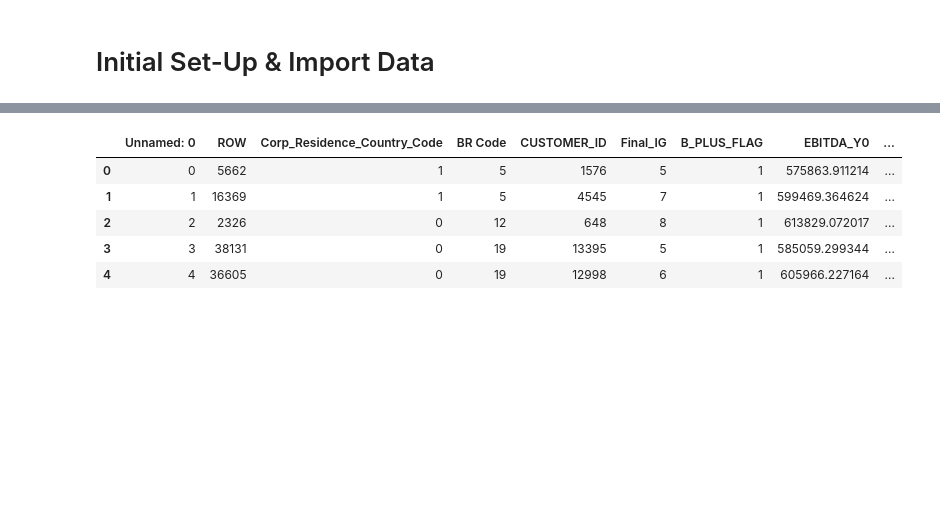
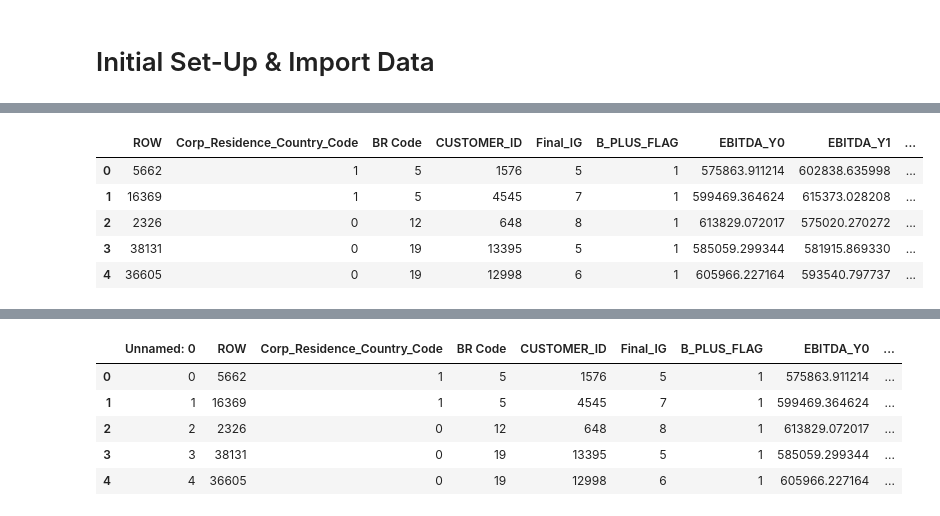
Before and after one commit to Tahir001/Fraudit, a Jupyter notebook: Scripts/Feature Selection.ipynb, the cells around one changed output, grey strips where cells are left out. Saved outputs shown, nothing was run; the diff lists cells and outputs as text; code cells hidden in the pictures; blank space fills up the shorter version.

```diff
--- a/Scripts/Feature Selection.ipynb
+++ b/Scripts/Feature Selection.ipynb
@@ -114,0 +231,9 @@ df1.shape
+# %%
+df1.head()
+# %% [output]
+|  | ROW | Corp_Residence_Country_Code | BR Code | CUSTOMER_ID | Final_IG | B_PLUS_FLAG | EBITDA_Y0 | EBITDA_Y1 | ... |
+| 0 | 5662 | 1 | 5 | 1576 | 5 | 1 | 575863.911214 | 602838.635998 | ... |
+| 1 | 16369 | 1 | 5 | 4545 | 7 | 1 | 599469.364624 | 615373.028208 | ... |
+| 2 | 2326 | 0 | 12 | 648 | 8 | 1 | 613829.072017 | 575020.270272 | ... |
+| 3 | 38131 | 0 | 19 | 13395 | 5 | 1 | 585059.299344 | 581915.869330 | ... |
+| 4 | 36605 | 0 | 19 | 12998 | 6 | 1 | 605966.227164 | 593540.797737 | ... |
```
Also changed, not shown: parts of 26 cells of this notebook, 1 other file.
